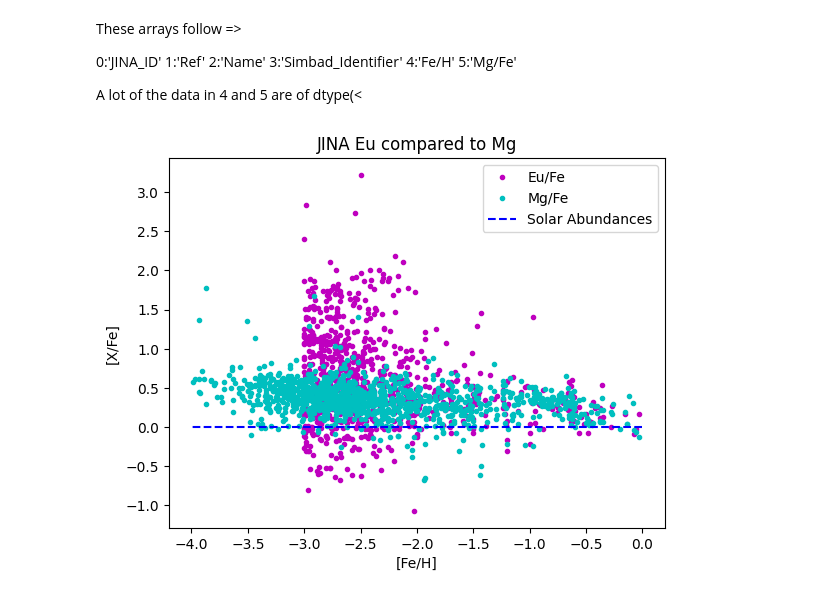
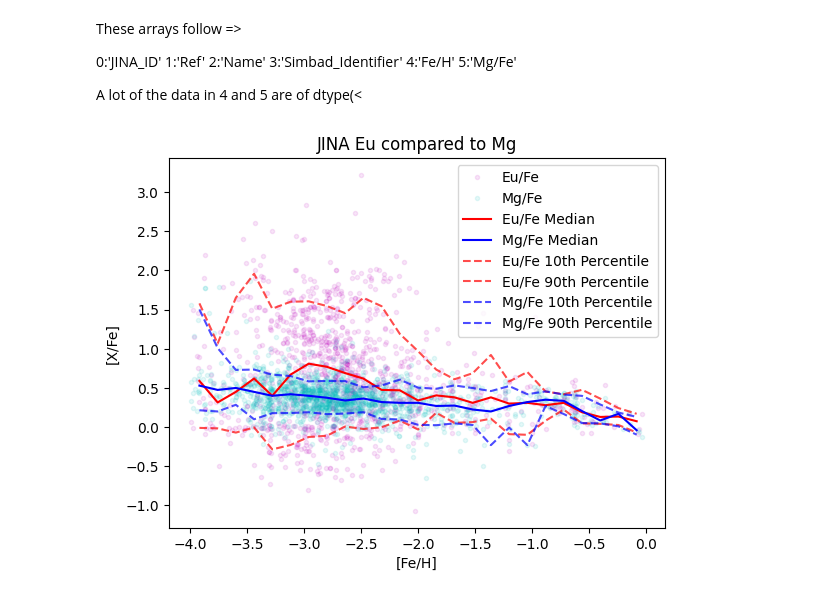
Before and after one commit to StephenJohnson-CardiffUni/ProjectNSNSmerger, a Jupyter notebook: DataLoadAndHandle.ipynb, the cells around one changed output. Cells and saved outputs as stored; diff of their text form; code cells hidden in the pictures.

```diff
--- a/DataLoadAndHandle.ipynb
+++ b/DataLoadAndHandle.ipynb
@@ -26,6 +26,11 @@ def SAGAtxtRead(file_path):
       #rearange headers (# col is blank, Referance col has no header. Matched them up)
       data[0].append(data[0].pop(0))
   return data
+
+
+def calculate_percentile(y_values, condition, percentile):
+    subset = y_values[condition]
+    return np.percentile(subset, percentile) if len(subset) > 0 else np.nan
 # %% [markdown]
 Will make several plots to illustrate the trend of metals over time (Mg/Fe) and contrast with the trend of Eu/Fe.
 
@@ -53,12 +58,18 @@ A lot of the data in 4 and 5 are of dtype(<
 ##crude attempt to sanatise upper limits to point values
 def sanitize_JINA_Data(array):
     sanitized_data =[]
+    upperLim = []
     for value in array:
 
       if value.startswith('<'):  # Check for upper limits
           sanitized_data.append(float(value[1:]))  # Replace with limit value (after '<')
+          upperLim.append(1)
+      elif value.startswith('>'):
+          sanitized_data.append(float(value[1:]))
+          upperLim.append(-1)
       else:
           sanitized_data.append(float(value)) #Convert to float for plotting
+          upperLim.append(0)
 
     sanitized_data = np.array(sanitized_data)
     return sanitized_data
@@ -73,23 +84,45 @@ sanitized_MgJINAdataY = sanitize_JINA_Data(MgJINAdata[1:, 5])
 # print("Data Type of Column 5:", sanitized_MgJINAdataY.dtype)
 # print("Data Type of Column 4:", sanitized_EuJINAdataX.dtype)
 # print("Data Type of Column 5:", sanitized_EuJINAdataY.dtype)
+# %%
+# Define bins
+bins = np.linspace(-4, 4, 51)
+bin_centers = (bins[:-1] + bins[1:]) / 2
+
+# Calculate medians for the Mg dataset
+EuJINAmedian = [np.median(sanitized_EuJINAdataY[(sanitized_EuJINAdataX >= bins[i]) & (sanitized_EuJINAdataX < bins[i+1])]) for i in range(len(bins) - 1)]
+EuJINApercentile10 = [calculate_percentile(sanitized_EuJINAdataY, (sanitized_EuJINAdataX >= bins[i]) & (sanitized_EuJINAdataX < bins[i+1]), 10) for i in range(len(bins) - 1)]
+EuJINApercentile90 = [calculate_percentile(sanitized_EuJINAdataY, (sanitized_EuJINAdataX >= bins[i]) & (sanitized_EuJINAdataX < bins[i+1]), 90) for i in range(len(bins) - 1)]
+
+# Calculate medians for the Eu dataset
+MgJINAmedian = [np.median(sanitized_MgJINAdataY[(sanitized_MgJINAdataX >= bins[i]) & (sanitized_MgJINAdataX < bins[i+1])]) for i in range(len(bins) - 1)]
+MgJINApercentile10 = [calculate_percentile(sanitized_MgJINAdataY, (sanitized_MgJINAdataX >= bins[i]) & (sanitized_MgJINAdataX < bins[i+1]), 10) for i in range(len(bins) - 1)]
+MgJINApercentile90 = [calculate_percentile(sanitized_MgJINAdataY, (sanitized_MgJINAdataX >= bins[i]) & (sanitized_MgJINAdataX < bins[i+1]), 90) for i in range(len(bins) - 1)]
 # %%
-plt.plot(sanitized_EuJINAdataX, sanitized_EuJINAdataY, "m.", label="Eu/Fe")
-plt.plot(sanitized_MgJINAdataX, sanitized_MgJINAdataY,"c.", label="Mg/Fe")
-plt.plot(np.linspace(0,-4,10),np.linspace(0,0,10),"b--", label="Solar Abundances")
+plt.plot(sanitized_EuJINAdataX, sanitized_EuJINAdataY, "m.", label="Eu/Fe", alpha = 0.1)
+plt.plot(sanitized_MgJINAdataX, sanitized_MgJINAdataY,"c.", label="Mg/Fe", alpha = 0.1)
+
+plt.plot(bin_centers, EuJINAmedian, "r-", label="Eu/Fe Median")
+plt.plot(bin_centers, MgJINAmedian, "b-", label="Mg/Fe Median")
+
+plt.plot(bin_centers, EuJINApercentile10, "r--", alpha=0.7, label="Eu/Fe 10th Percentile")
+plt.plot(bin_centers, EuJINApercentile90, "r--", alpha=0.7, label="Eu/Fe 90th Percentile")
+plt.plot(bin_centers, MgJINApercentile10, "b--", alpha=0.7, label="Mg/Fe 10th Percentile")
+plt.plot(bin_centers, MgJINApercentile90, "b--", alpha=0.7, label="Mg/Fe 90th Percentile")
+
 
 plt.legend()
 plt.gca().xaxis.set_major_locator(MaxNLocator(nbins=10))
 plt.gca().yaxis.set_major_locator(MaxNLocator(nbins=10))
 
 plt.xlabel("[Fe/H]")
 plt.ylabel("[X/Fe]")
 
 plt.title("JINA Eu compared to Mg")
 
 plt.show()
 # %% [output]
-[figure, old version]
+[figure, new version]
 # %%
 SAGAdataMg0 = SAGAtxtRead('/content/cgisess_Mg_CEMP-no_MS.dat')
 SAGAdataMg1 = SAGAtxtRead('/content/cgisess_Mg_CEMP-no_RGB.dat')
```
Also changed, not shown: parts of 2 cells of this notebook.
